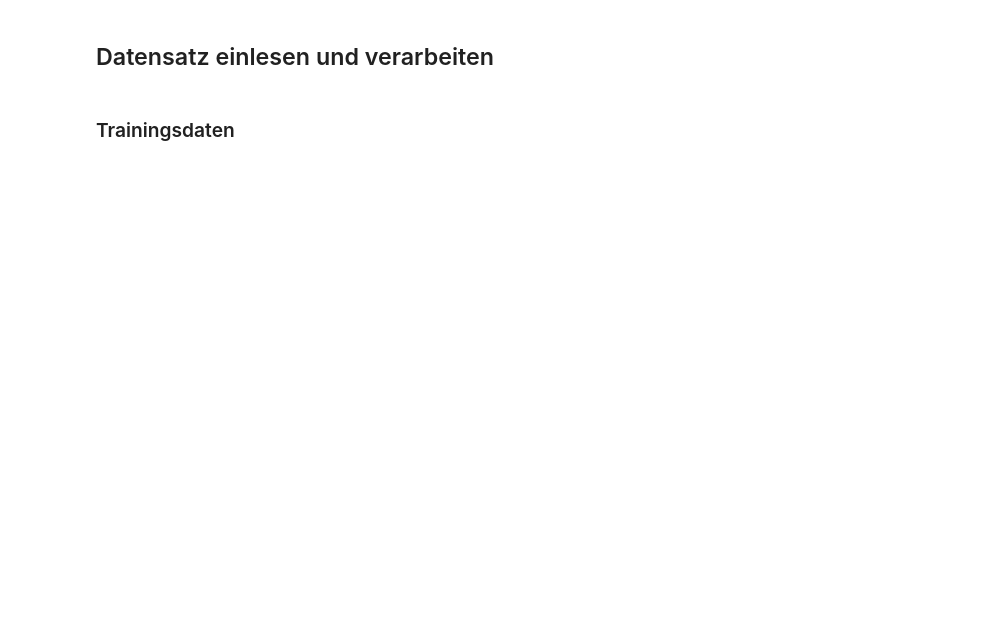
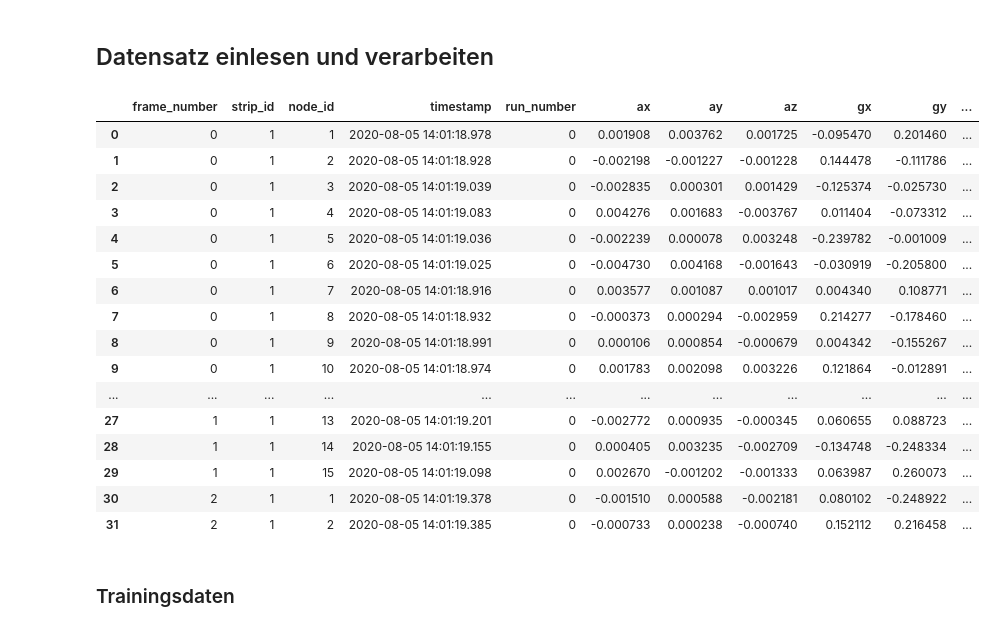
Before and after one commit to monoflop/fp-data-mining-group-c, a Jupyter notebook: aufgabe_1.ipynb, the cells around one changed output. Drawn from its saved outputs; the diff is of its cells as text; code cells hidden in the pictures; blank space fills up the shorter version.

```diff
--- a/aufgabe_1.ipynb
+++ b/aufgabe_1.ipynb
@@ -13,10 +13,28 @@ from sklearn.model_selection import train_test_split
 # %%
 #Daten laden
 #strip_1 enthält keine near Einträge mit 1.0?
 strip_train = pd.read_csv('data/train/strip_1_train.csv', sep=',')
 strip_test = pd.read_csv('data/test/strip_1_test_no_labels.csv', sep=',')
 strip_offset = 0
-#strip_train.head(32)
+strip_train.head(32)
+# %% [output]
+|  | frame_number | strip_id | node_id | timestamp | run_number | ax | ay | az | gx | gy | ... |
+| 0 | 0 | 1 | 1 | 2020-08-05 14:01:18.978 | 0 | 0.001908 | 0.003762 | 0.001725 | -0.095470 | 0.201460 | ... |
+| 1 | 0 | 1 | 2 | 2020-08-05 14:01:18.928 | 0 | -0.002198 | -0.001227 | -0.001228 | 0.144478 | -0.111786 | ... |
+| 2 | 0 | 1 | 3 | 2020-08-05 14:01:19.039 | 0 | -0.002835 | 0.000301 | 0.001429 | -0.125374 | -0.025730 | ... |
+| 3 | 0 | 1 | 4 | 2020-08-05 14:01:19.083 | 0 | 0.004276 | 0.001683 | -0.003767 | 0.011404 | -0.073312 | ... |
+| 4 | 0 | 1 | 5 | 2020-08-05 14:01:19.036 | 0 | -0.002239 | 0.000078 | 0.003248 | -0.239782 | -0.001009 | ... |
+| 5 | 0 | 1 | 6 | 2020-08-05 14:01:19.025 | 0 | -0.004730 | 0.004168 | -0.001643 | -0.030919 | -0.205800 | ... |
+| 6 | 0 | 1 | 7 | 2020-08-05 14:01:18.916 | 0 | 0.003577 | 0.001087 | 0.001017 | 0.004340 | 0.108771 | ... |
+| 7 | 0 | 1 | 8 | 2020-08-05 14:01:18.932 | 0 | -0.000373 | 0.000294 | -0.002959 | 0.214277 | -0.178460 | ... |
+| 8 | 0 | 1 | 9 | 2020-08-05 14:01:18.991 | 0 | 0.000106 | 0.000854 | -0.000679 | 0.004342 | -0.155267 | ... |
+| 9 | 0 | 1 | 10 | 2020-08-05 14:01:18.974 | 0 | 0.001783 | 0.002098 | 0.003226 | 0.121864 | -0.012891 | ... |
+| ... | ... | ... | ... | ... | ... | ... | ... | ... | ... | ... | ... |
+| 27 | 1 | 1 | 13 | 2020-08-05 14:01:19.201 | 0 | -0.002772 | 0.000935 | -0.000345 | 0.060655 | 0.088723 | ... |
+| 28 | 1 | 1 | 14 | 2020-08-05 14:01:19.155 | 0 | 0.000405 | 0.003235 | -0.002709 | -0.134748 | -0.248334 | ... |
+| 29 | 1 | 1 | 15 | 2020-08-05 14:01:19.098 | 0 | 0.002670 | -0.001202 | -0.001333 | 0.063987 | 0.260073 | ... |
+| 30 | 2 | 1 | 1 | 2020-08-05 14:01:19.378 | 0 | -0.001510 | 0.000588 | -0.002181 | 0.080102 | -0.248922 | ... |
+| 31 | 2 | 1 | 2 | 2020-08-05 14:01:19.385 | 0 | -0.000733 | 0.000238 | -0.000740 | 0.152112 | 0.216458 | ... |
 # %% [markdown]
 ### Trainingsdaten
 # %%
```
Also changed, not shown: parts of 2 cells of this notebook, 16 other files.
